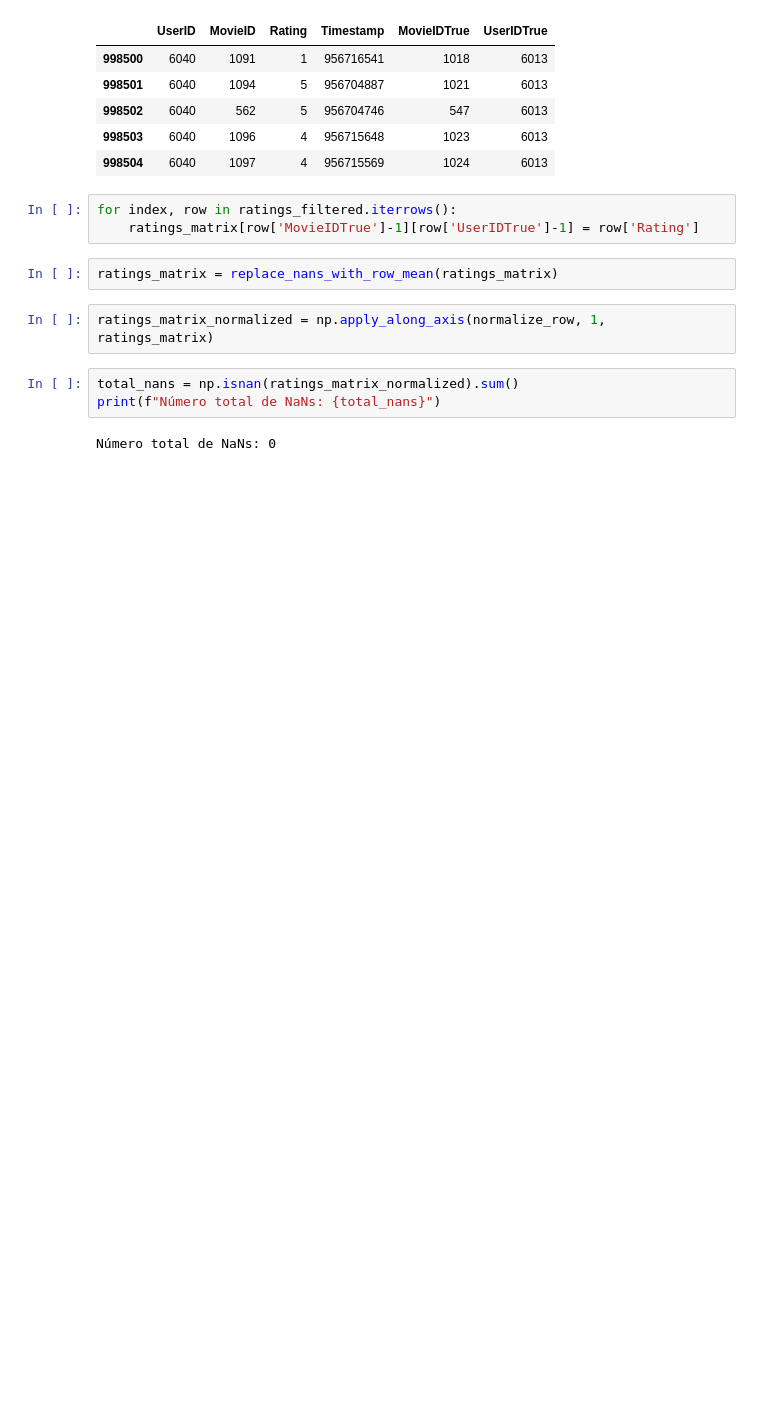
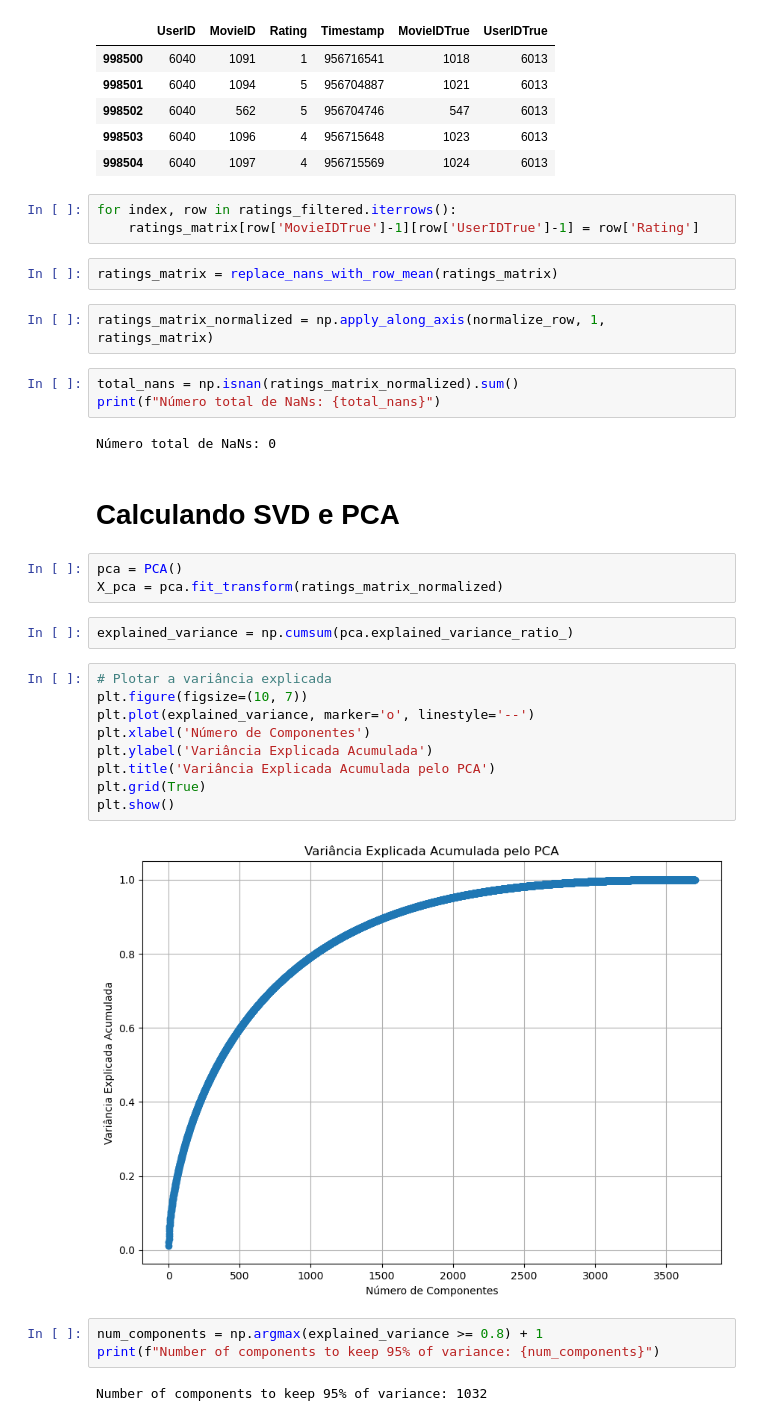
Before and after one commit to MrBarreto/DataMining, a Jupyter notebook: t4/t4.ipynb, the cells around one changed output. Saved outputs shown, nothing was run; the diff lists cells and outputs as text; blank space fills up the shorter version.

```diff
--- a/t4/t4.ipynb
+++ b/t4/t4.ipynb
@@ -598,3 +599,26 @@ total_nans = np.isnan(ratings_matrix_normalized).sum()
 print(f"Número total de NaNs: {total_nans}")
 # %% [output]
 Número total de NaNs: 0
+# %% [markdown]
+# Calculando SVD e PCA
+# %%
+pca = PCA()
+X_pca = pca.fit_transform(ratings_matrix_normalized)
+# %%
+explained_variance = np.cumsum(pca.explained_variance_ratio_)
+# %%
+# Plotar a variância explicada
+plt.figure(figsize=(10, 7))
+plt.plot(explained_variance, marker='o', linestyle='--')
+plt.xlabel('Número de Componentes')
+plt.ylabel('Variância Explicada Acumulada')
+plt.title('Variância Explicada Acumulada pelo PCA')
+plt.grid(True)
+plt.show()
+# %% [output]
+[figure, added]
+# %%
+num_components = np.argmax(explained_variance >= 0.8) + 1
+print(f"Number of components to keep 95% of variance: {num_components}")
+# %% [output]
+Number of components to keep 95% of variance: 1032
```
Also changed, not shown: parts of 3 cells of this notebook.
